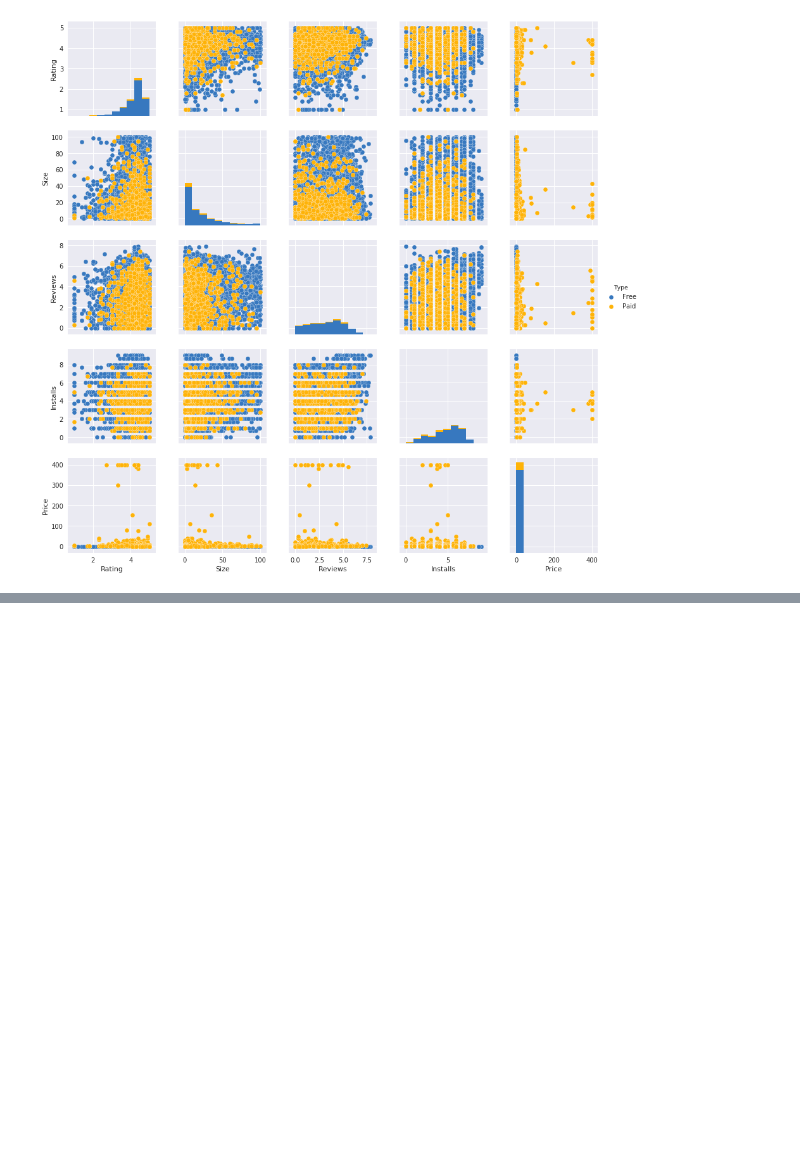
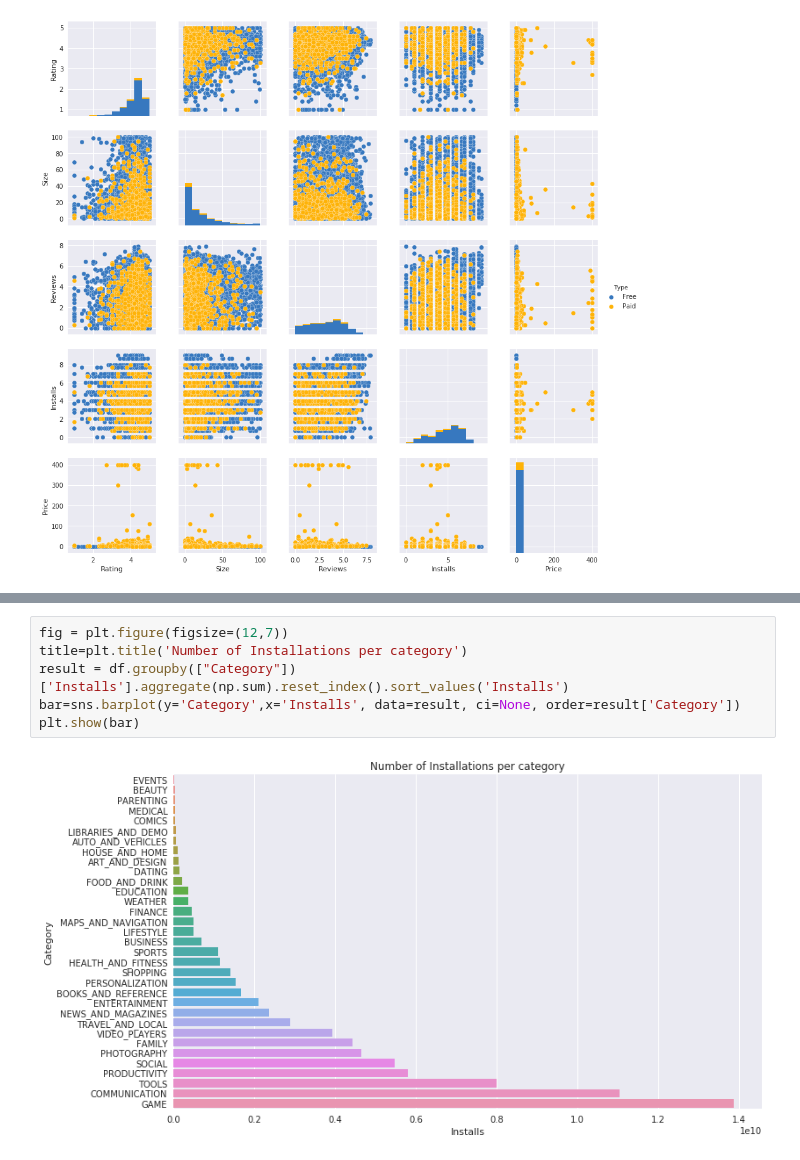
Before and after one commit to m3eeza/android-app-market-analysis, a Jupyter notebook: android-app-market-analysis.ipynb, the cells around one changed output, grey strips where cells are left out. Saved outputs shown, nothing was run; the diff lists cells and outputs as text; blank space fills up the shorter version.

```diff
--- a/android-app-market-analysis.ipynb
+++ b/android-app-market-analysis.ipynb
@@ -150,0 +161,8 @@ p = sns.pairplot(pd.DataFrame(list(zip(rating, size, reviews, installs, app_type
+# %%
+fig = plt.figure(figsize=(12,7))
+title=plt.title('Number of Installations per category')
+result = df.groupby(["Category"])['Installs'].aggregate(np.sum).reset_index().sort_values('Installs')
+bar=sns.barplot(y='Category',x='Installs', data=result, ci=None, order=result['Category'])
+plt.show(bar)
+# %% [output]
+[figure, added]
```
Also changed, not shown: parts of 16 cells of this notebook.
